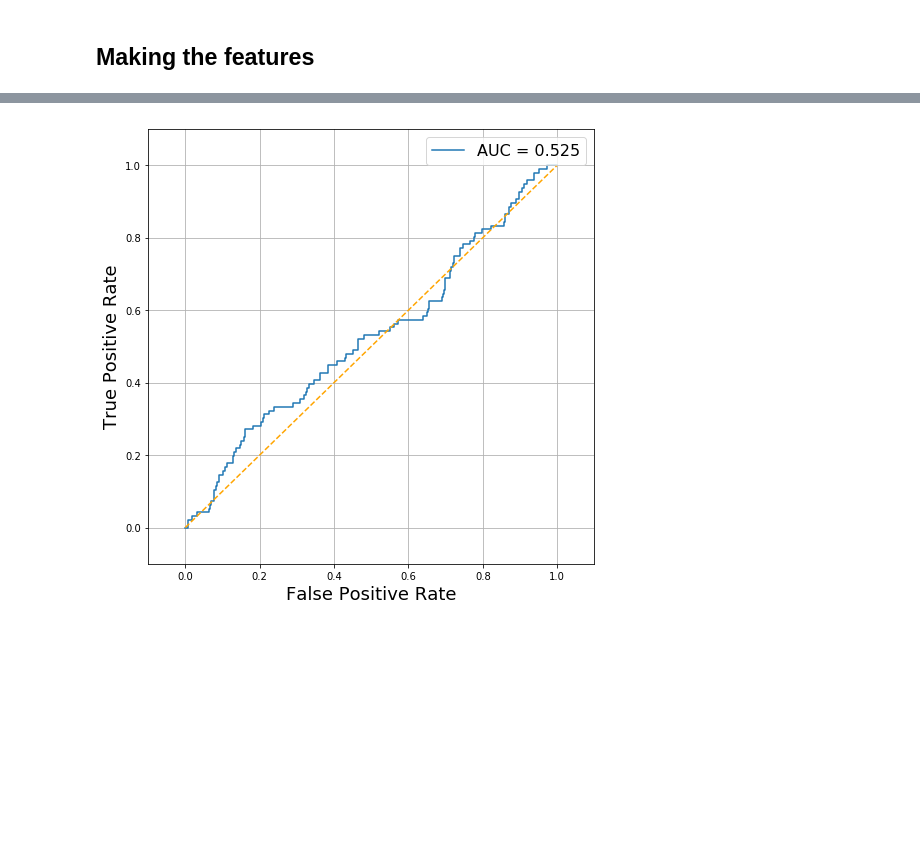
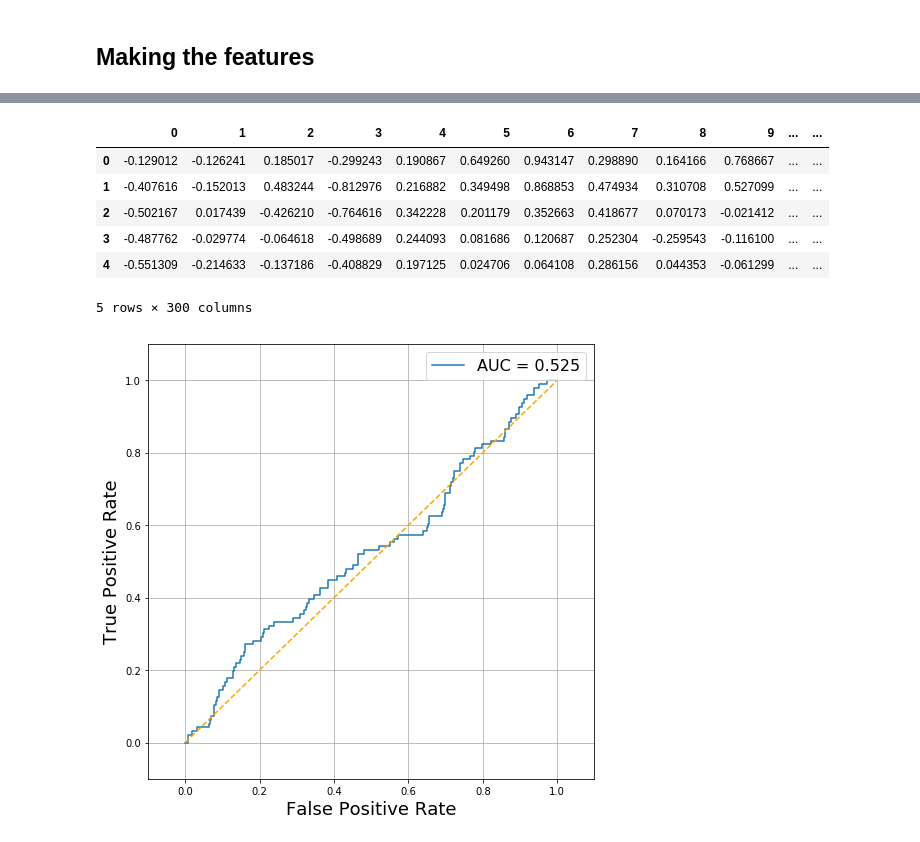
Before and after one commit to Polichinel/PDS_scripts, a Jupyter notebook: feature_enginering_bow.ipynb, the cells around one changed output, grey strips where cells are left out. Saved outputs shown, nothing was run; the diff lists cells and outputs as text; code cells hidden in the pictures; blank space fills up the shorter version.

```diff
--- a/feature_enginering_bow.ipynb
+++ b/feature_enginering_bow.ipynb
@@ -668,6 +678,16 @@ for i in range(len(X_test)):
 
     mean_vector = vectors/dividend
     w2v_test_df.iloc[i] = mean_vector
+# %%
+w2v_test_df.head()
+# %% [output]
+|  | 0 | 1 | 2 | 3 | 4 | 5 | 6 | 7 | 8 | 9 | ... | ... |
+| 0 | -0.129012 | -0.126241 | 0.185017 | -0.299243 | 0.190867 | 0.649260 | 0.943147 | 0.298890 | 0.164166 | 0.768667 | ... | ... |
+| 1 | -0.407616 | -0.152013 | 0.483244 | -0.812976 | 0.216882 | 0.349498 | 0.868853 | 0.474934 | 0.310708 | 0.527099 | ... | ... |
+| 2 | -0.502167 | 0.017439 | -0.426210 | -0.764616 | 0.342228 | 0.201179 | 0.352663 | 0.418677 | 0.070173 | -0.021412 | ... | ... |
+| 3 | -0.487762 | -0.029774 | -0.064618 | -0.498689 | 0.244093 | 0.081686 | 0.120687 | 0.252304 | -0.259543 | -0.116100 | ... | ... |
+| 4 | -0.551309 | -0.214633 | -0.137186 | -0.408829 | 0.197125 | 0.024706 | 0.064108 | 0.286156 | 0.044353 | -0.061299 | ... | ... |
+5 rows × 300 columns
 # %%
 # Stupid framework you have created:
 X_w2v = (w2v_train_df, w2v_test_df)
```
Also changed, not shown: parts of 14 cells of this notebook.
